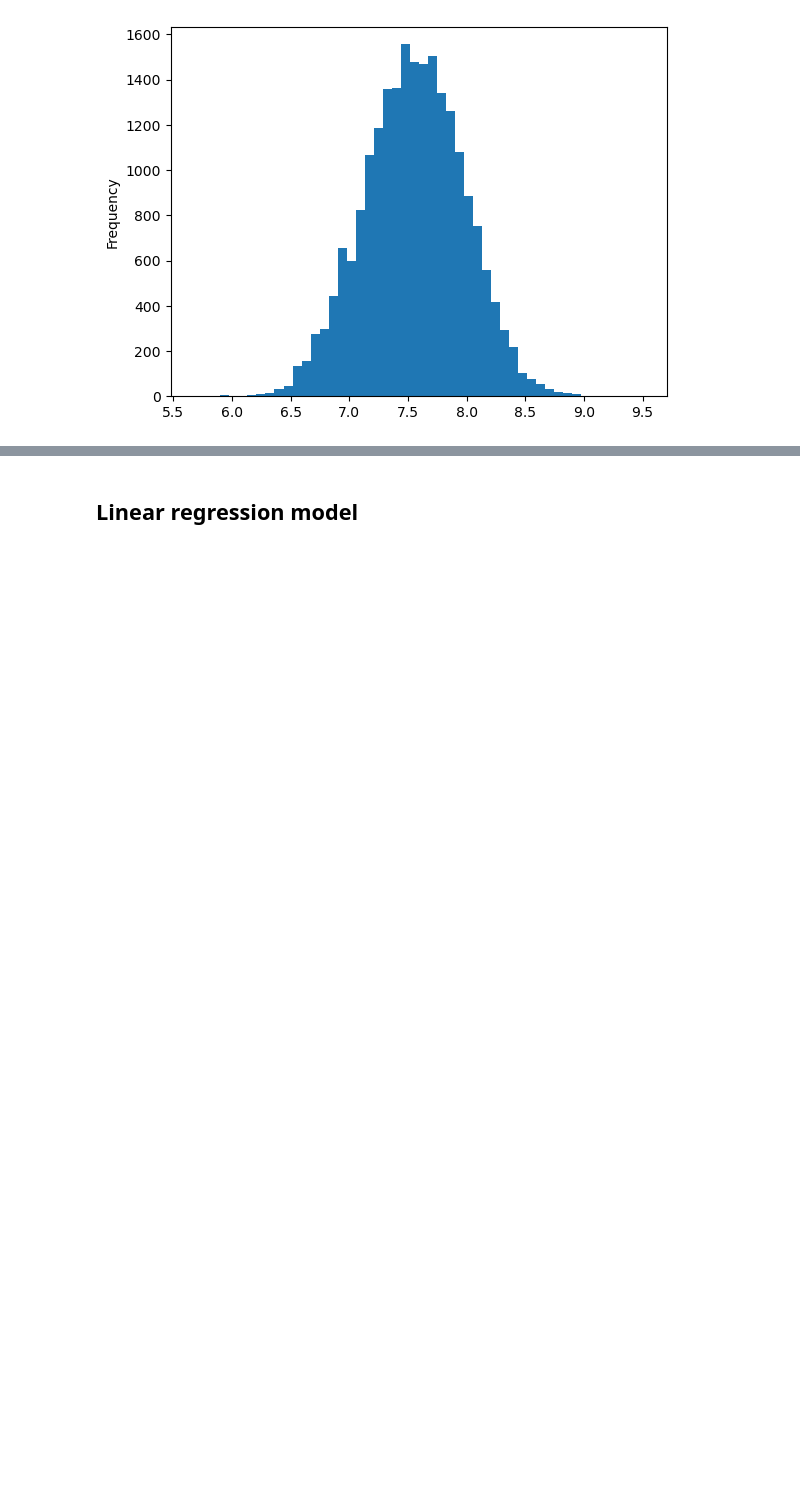
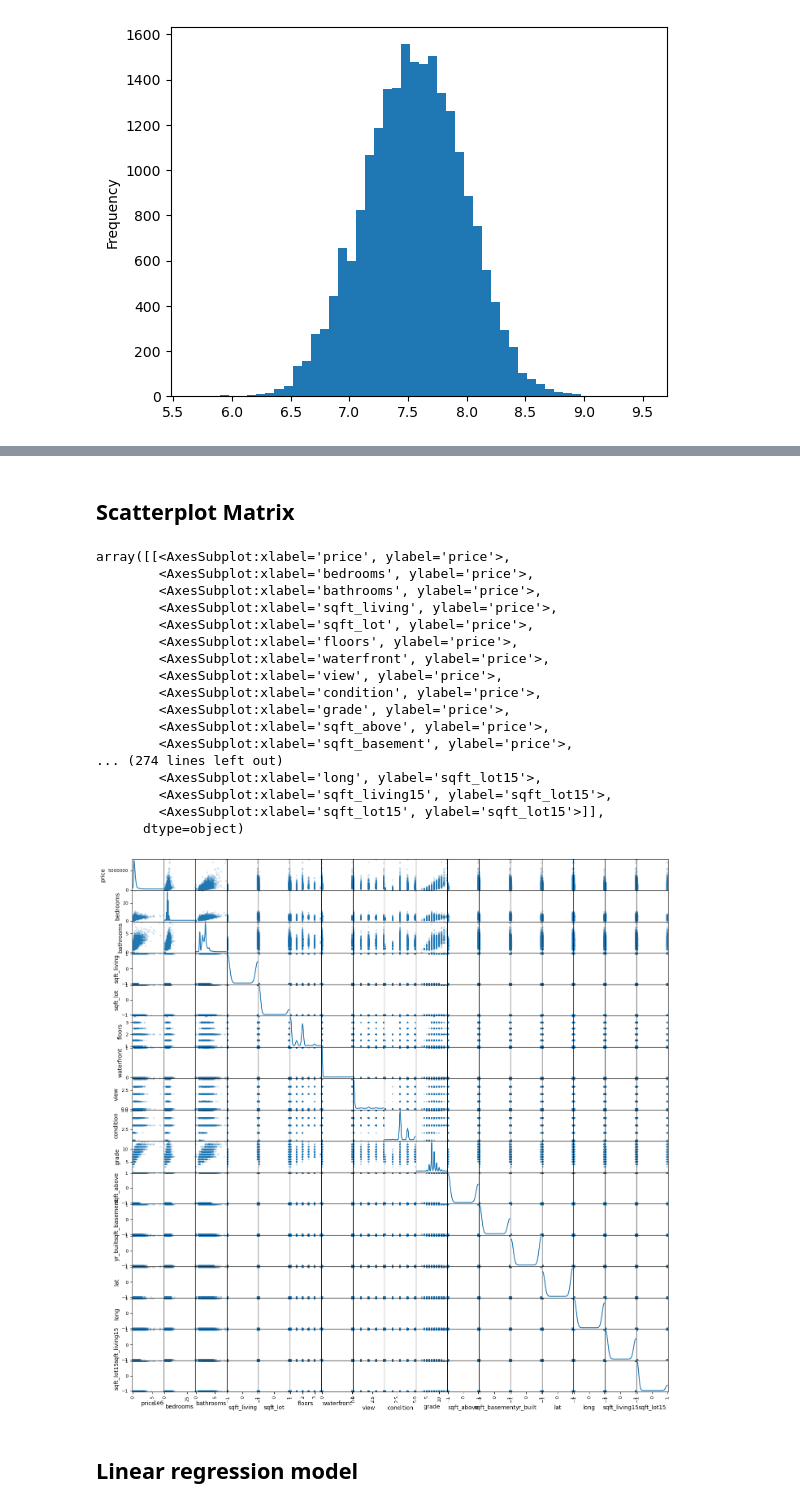
Before and after one commit to minhngo248/boston-housing-prediction, a Jupyter notebook: king-county.ipynb, the cells around one changed output, grey strips where cells are left out. Saved outputs shown, nothing was run; the diff lists cells and outputs as text; code cells hidden in the pictures; blank space fills up the shorter version.

```diff
--- a/king-county.ipynb
+++ b/king-county.ipynb
@@ -93,4 +94,28 @@ new_df
 21613 rows × 17 columns
+# %% [markdown]
+## Scatterplot Matrix
+# %%
+from pandas.plotting import scatter_matrix
+scatter_matrix(new_df, alpha=0.2, figsize=(17, 17), diagonal='kde')
+# %% [output]
+array([[<AxesSubplot:xlabel='price', ylabel='price'>,
+        <AxesSubplot:xlabel='bedrooms', ylabel='price'>,
+        <AxesSubplot:xlabel='bathrooms', ylabel='price'>,
+        <AxesSubplot:xlabel='sqft_living', ylabel='price'>,
+        <AxesSubplot:xlabel='sqft_lot', ylabel='price'>,
+        <AxesSubplot:xlabel='floors', ylabel='price'>,
+        <AxesSubplot:xlabel='waterfront', ylabel='price'>,
+        <AxesSubplot:xlabel='view', ylabel='price'>,
+        <AxesSubplot:xlabel='condition', ylabel='price'>,
+        <AxesSubplot:xlabel='grade', ylabel='price'>,
+        <AxesSubplot:xlabel='sqft_above', ylabel='price'>,
+        <AxesSubplot:xlabel='sqft_basement', ylabel='price'>,
+... (274 lines left out)
+        <AxesSubplot:xlabel='long', ylabel='sqft_lot15'>,
+        <AxesSubplot:xlabel='sqft_living15', ylabel='sqft_lot15'>,
+        <AxesSubplot:xlabel='sqft_lot15', ylabel='sqft_lot15'>]],
+      dtype=object)
+[figure, added]
 # %% [markdown]
 ## Linear regression model
 # %%
```
Also changed, not shown: parts of 5 cells of this notebook.
